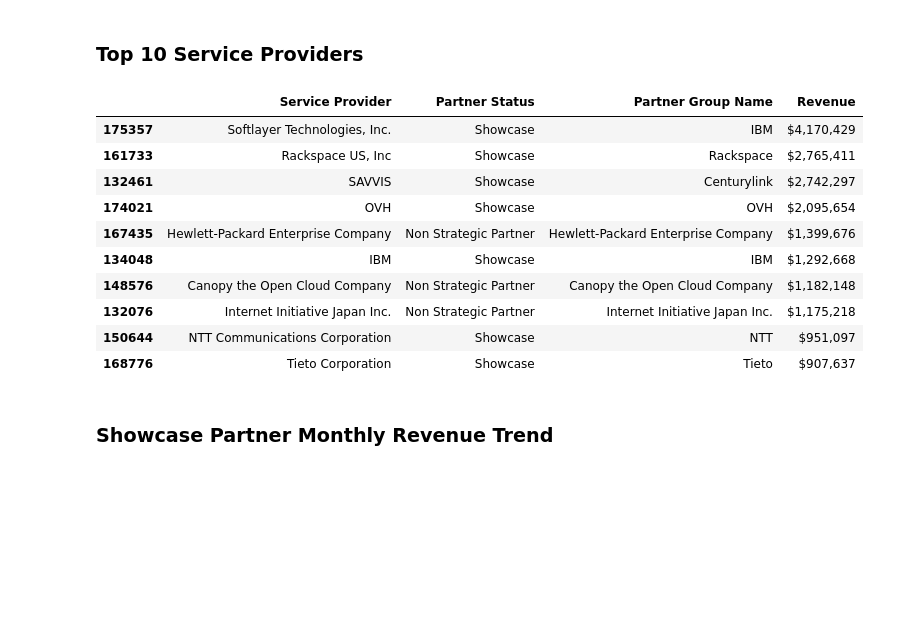
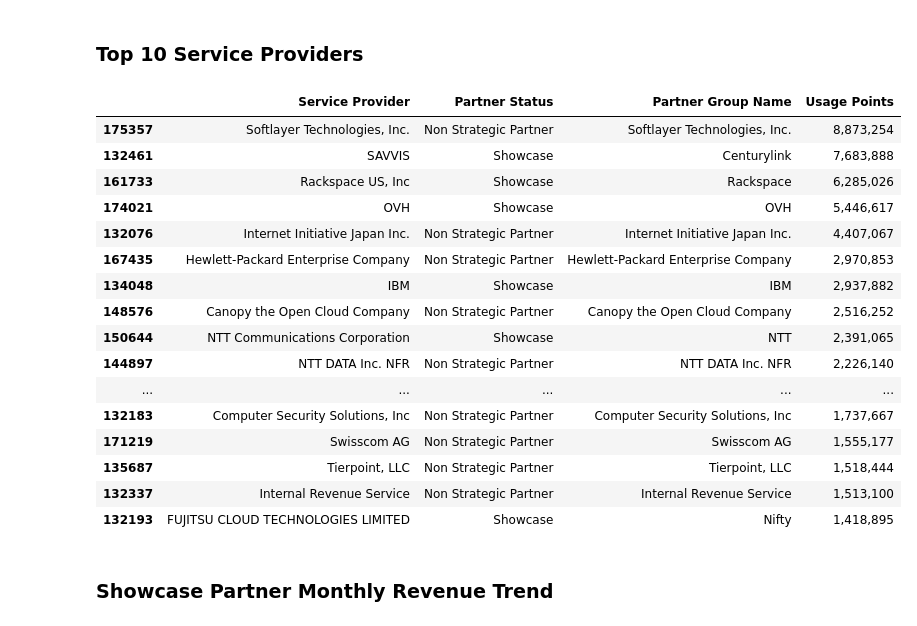
Before and after one commit to k1fukumoto/vcpp-data, a Jupyter notebook: report/GlobalUsagePoints.ipynb, the cells around one changed output. Drawn from its saved outputs; the diff is of its cells as text; code cells hidden in the pictures; blank space fills up the shorter version.

```diff
--- a/report/GlobalUsagePoints.ipynb
+++ b/report/GlobalUsagePoints.ipynb
@@ -147,28 +145,37 @@ See the caveats in the documentation: http://pandas.pydata.org/pandas-docs/stabl
 # %%
 from IPython.display import HTML, Markdown, display
 
+key_rev = 'Value (USD)'
+key_rev = 'Usage Points'
+
 df_lastq = df[(df['Usage Period']<=END_QUARTER[2]) & (df['Usage Period']>=END_QUARTER[0])]
-s_top10_sp = df_lastq.groupby('Service Provider')['Value (USD)'].sum().sort_values(ascending=False)[:10]
+s_top10_sp = df_lastq.groupby('Service Provider')[key_rev].sum().sort_values(ascending=False)[:20]
 
 
 df_top10 = df_lastq[df_lastq['Service Provider'].isin(s_top10_sp.keys())][['Service Provider','Partner Status','Partner Group Name']].drop_duplicates()
 
-df_top10['Revenue'] = pd.Series(list(map(lambda sp: s_top10_sp[sp], df_top10['Service Provider'])),index=df_top10.index)
+df_top10['Usage Points'] = pd.Series(list(map(lambda sp: s_top10_sp[sp], df_top10['Service Provider'])),index=df_top10.index)
 
-pd.options.display.float_format = '${:,.0f}'.format
-display(df_top10.sort_values(by=['Revenue'],ascending=False))
+pd.options.display.float_format = '{:,.0f}'.format
+display(df_top10.sort_values(by=['Usage Points'],ascending=False))
 # %% [output]
-|  | Service Provider | Partner Status | Partner Group Name | Revenue |
-| 175357 | Softlayer Technologies, Inc. | Showcase | IBM | $4,170,429 |
-| 161733 | Rackspace US, Inc | Showcase | Rackspace | $2,765,411 |
-| 132461 | SAVVIS | Showcase | Centurylink | $2,742,297 |
-| 174021 | OVH | Showcase | OVH | $2,095,654 |
-| 167435 | Hewlett-Packard Enterprise Company | Non Strategic Partner | Hewlett-Packard Enterprise Company | $1,399,676 |
-| 134048 | IBM | Showcase | IBM | $1,292,668 |
-| 148576 | Canopy the Open Cloud Company | Non Strategic Partner | Canopy the Open Cloud Company | $1,182,148 |
-| 132076 | Internet Initiative Japan Inc. | Non Strategic Partner | Internet Initiative Japan Inc. | $1,175,218 |
-| 150644 | NTT Communications Corporation | Showcase | NTT | $951,097 |
-| 168776 | Tieto Corporation | Showcase | Tieto | $907,637 |
+|  | Service Provider | Partner Status | Partner Group Name | Usage Points |
+| 175357 | Softlayer Technologies, Inc. | Non Strategic Partner | Softlayer Technologies, Inc. | 8,873,254 |
+| 132461 | SAVVIS | Showcase | Centurylink | 7,683,888 |
+| 161733 | Rackspace US, Inc | Showcase | Rackspace | 6,285,026 |
+| 174021 | OVH | Showcase | OVH | 5,446,617 |
+| 132076 | Internet Initiative Japan Inc. | Non Strategic Partner | Internet Initiative Japan Inc. | 4,407,067 |
+| 167435 | Hewlett-Packard Enterprise Company | Non Strategic Partner | Hewlett-Packard Enterprise Company | 2,970,853 |
+| 134048 | IBM | Showcase | IBM | 2,937,882 |
+| 148576 | Canopy the Open Cloud Company | Non Strategic Partner | Canopy the Open Cloud Company | 2,516,252 |
+| 150644 | NTT Communications Corporation | Showcase | NTT | 2,391,065 |
+| 144897 | NTT DATA Inc. NFR | Non Strategic Partner | NTT DATA Inc. NFR | 2,226,140 |
+| ... | ... | ... | ... | ... |
+| 132183 | Computer Security Solutions, Inc | Non Strategic Partner | Computer Security Solutions, Inc | 1,737,667 |
+| 171219 | Swisscom AG | Non Strategic Partner | Swisscom AG | 1,555,177 |
+| 135687 | Tierpoint, LLC | Non Strategic Partner | Tierpoint, LLC | 1,518,444 |
+| 132337 | Internal Revenue Service | Non Strategic Partner | Internal Revenue Service | 1,513,100 |
+| 132193 | FUJITSU CLOUD TECHNOLOGIES LIMITED | Showcase | Nifty | 1,418,895 |
 # %% [markdown]
 ### Showcase Partner Monthly Revenue Trend
 # %%
```
Also changed, not shown: parts of 5 cells of this notebook, 8 other files.
